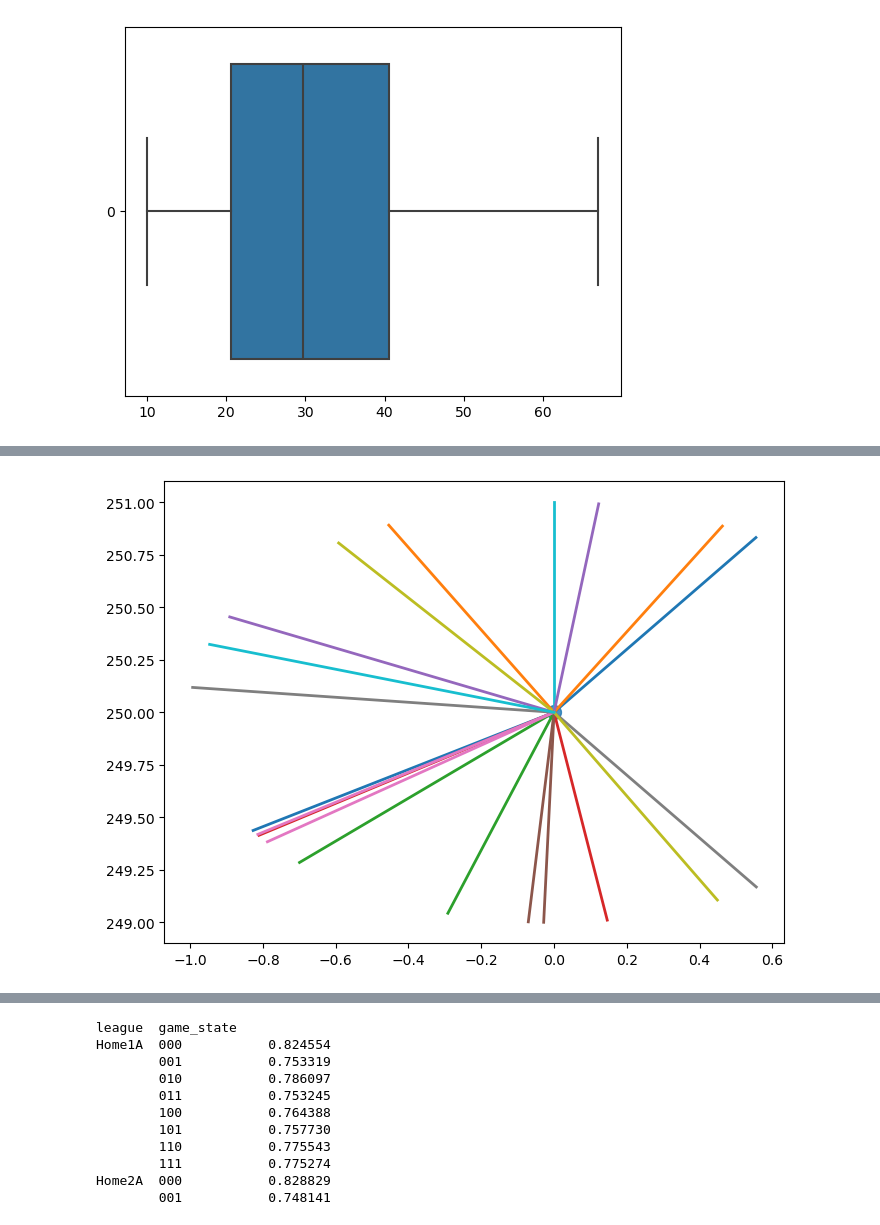
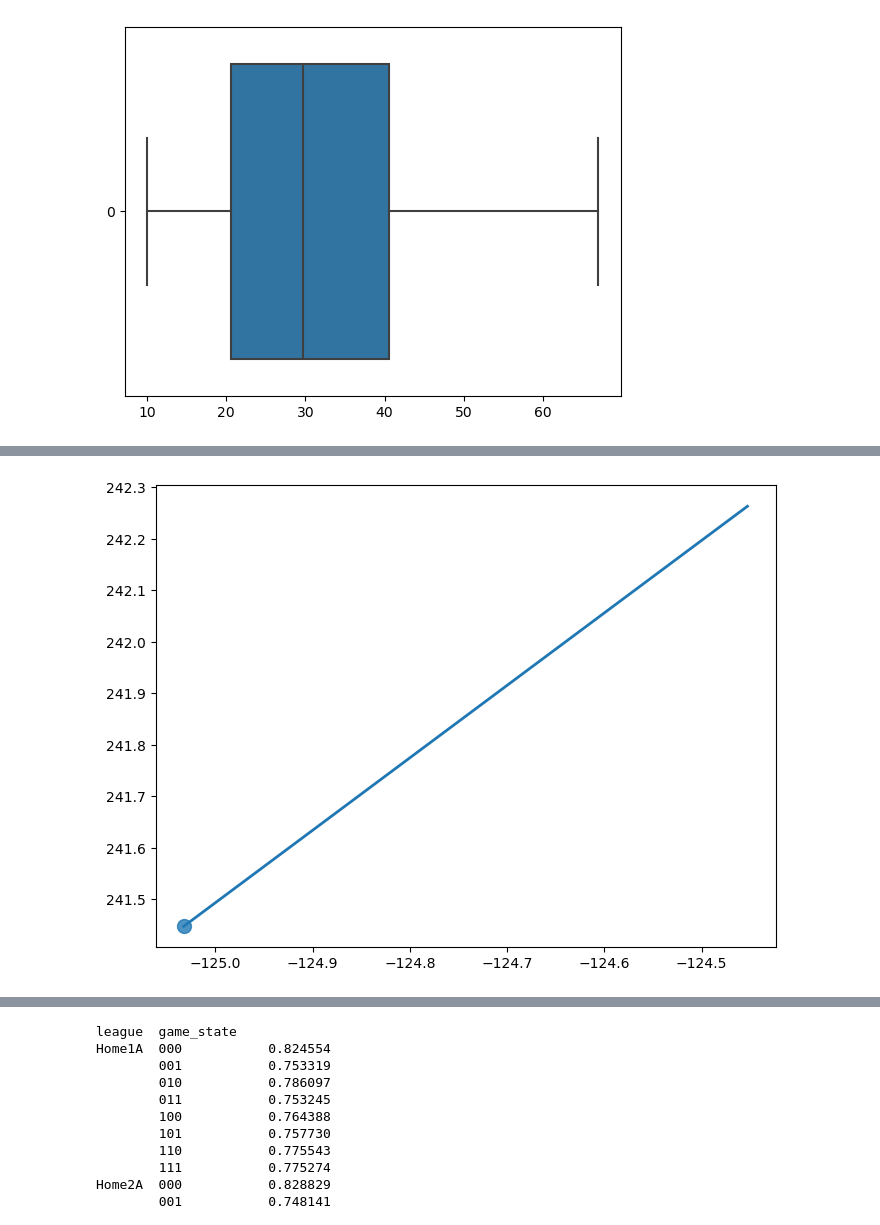
Before and after one commit to EddietheProgrammer/SMT-Data-Challenge, a Jupyter notebook: Data Manipulation & Cleaning.ipynb, the cells around one changed output, grey strips where cells are left out. Cells and saved outputs as stored; diff of their text form; code cells hidden in the pictures.

```diff
--- a/Data Manipulation & Cleaning.ipynb
+++ b/Data Manipulation & Cleaning.ipynb
@@ -443,6 +463,6 @@ Text(0.5, 1.0, 'Straight line route vs. actual route')
 # %%
 derived_values = pd.DataFrame(values)
-final = pd.merge(final, derived_values, on = ['game_str', 'play_id'], how = 'left')
+#final = pd.merge(final, derived_values, on = ['game_str', 'play_id'], how = 'left')
 # %%
 final['straight_line'] = np.sqrt((final['field_end_x'] - final['field_x']) ** 2 +
                                 (final['field_end_y'] - final['field_y']) ** 2)
@@ -551,16 +624,16 @@ final.groupby(['player_position', 'game_state'])['initial_angle'].median().reset
 # %%
-l = final[final['player_position'] == 'CF'].iloc[:20]
+l = final[final['player_position'] == 'LF'].iloc[0:1]
 plt.figure(figsize=(8, 6))
-plt.scatter(0, 250, s=100, alpha=0.8)
+plt.scatter(l.field_x, l.field_y, s=100, alpha=0.8)
 for index, row in l.iterrows():
-    start_x = 0
-    start_y = 250
+    start_x = l.field_x
+    start_y = l.field_y
     angle_rad = np.radians(row['initial_angle'])
     end_x = start_x + np.cos(angle_rad)
     end_y = start_y + np.sin(angle_rad)
     plt.plot([start_x, end_x], [start_y, end_y], linewidth=2)
 # %% [output]
-[figure, old version]
+[figure, new version]
 # %%
 pos_angles = final.groupby(['player_position', 'game_state'])['initial_angle'].median().reset_index()
 unique_states = pos_angles['game_state'].unique()
```
Also changed, not shown: parts of 12 cells of this notebook.
